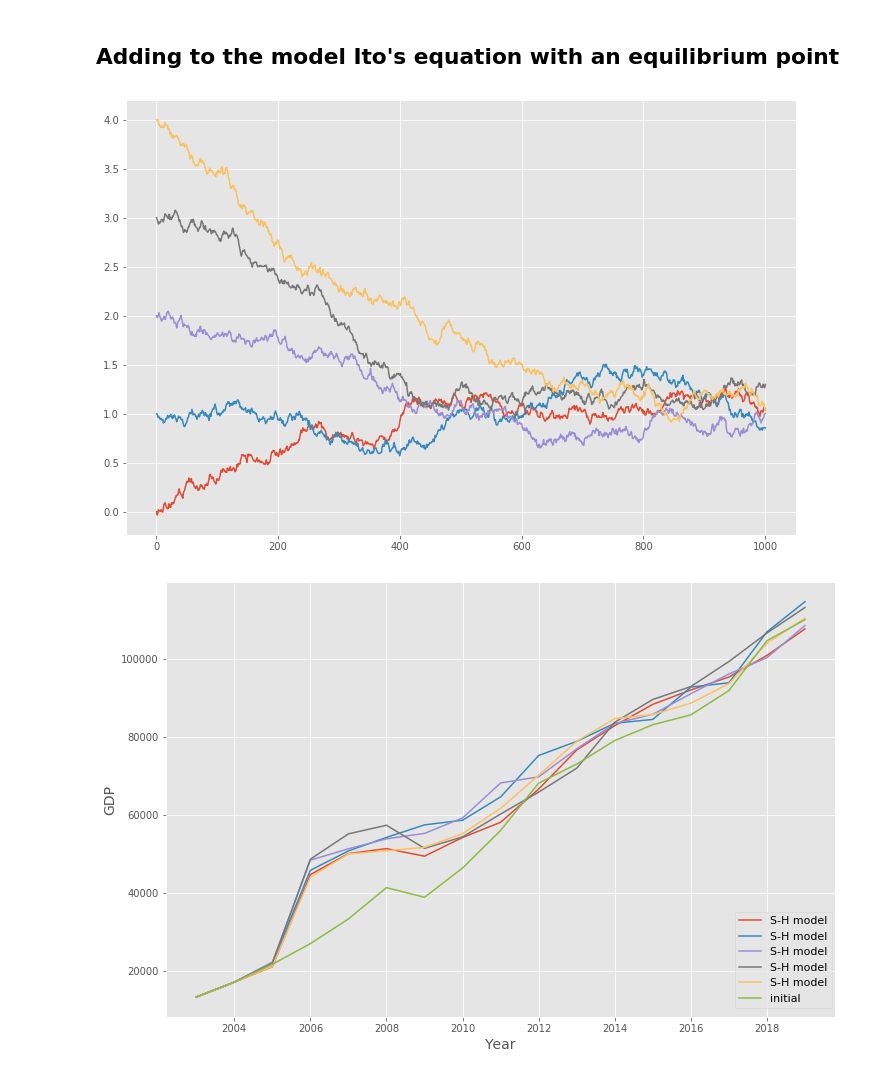
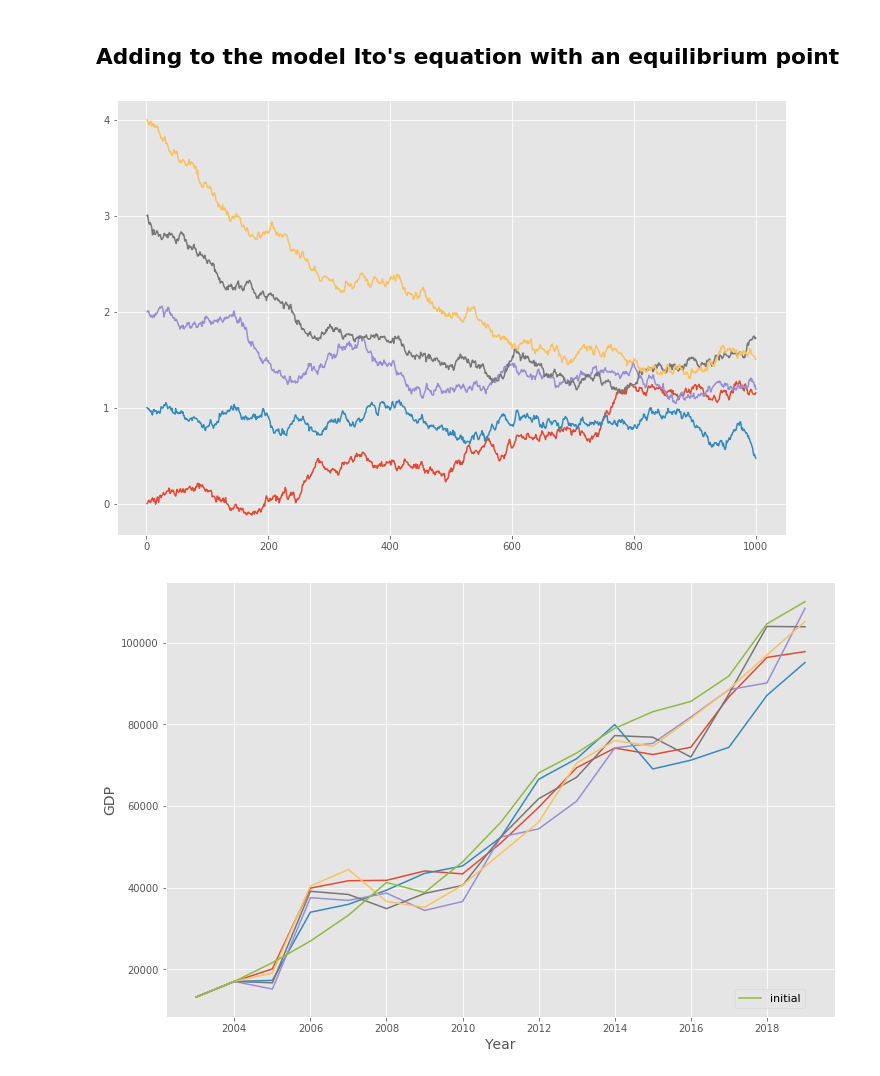
Before and after one commit to kirillzx/Math-projects, a Jupyter notebook: Mathematical_modeling/Samuelson-Hicks model.ipynb, the cells around one changed output. Cells and saved outputs as stored; diff of their text form; code cells hidden in the pictures.

```diff
--- a/Mathematical_modeling/Samuelson-Hicks model.ipynb
+++ b/Mathematical_modeling/Samuelson-Hicks model.ipynb
@@ -291,12 +291,14 @@ plt.ylabel('GDP',  fontsize=14)
 plt.show()
 # %% [output]
 [figure]
+# %%
+inv = [6712.39,8581.29,9768.4,10195.9,10532.89,10742.3,11427.4,12433.9,13792.7,14962.9]
 # %% [markdown]
 ## Comparing results
 # %%
 n = 17
 r = 0.25
-c = 0.6
+c = 0.5
 
 ia = [407,670.5,1165.3,1504.7,1762.3,2186.3,2865.1,3611.1,24730.2,6716.2,8781.6,7976.1,9152.1,11035.6,\
         12586.1,13450.2,13902.6,13897.1,14748.9,16027.3,17782.1,19318.8]
@@ -305,13 +307,16 @@ ca = [2757.5,3350.0,4239.2,5083.4,6540.7,8216.8,8687.1,10121.5,11285.5,12623.9,\
           13706.7,14629.6,14712.7,16085.7,16770.3,18488.9,19657.6]
 
 arrayY = [13208.2, 17027.2]
-
+# arrayY = list(map(np.log, np.array([13208.2, 17027.2])))
 plt.subplots(figsize=(12, 8))
 time = np.arange(0, n)
 
 for t in range(2, n):
+        if t > 7:
+            r = inv[t-7]/(arrayY[t-1]-arrayY[t-2])
         y = ca[t] + c*arrayY[t-1] + r*(arrayY[t-1]-arrayY[t-2]) + ia[t]
         arrayY.append(y)
+#         arrayY.append(np.log(y))
 plt.plot(df[5:]['Year'], arrayY, label = 'S-H model')
 
 plt.plot(df[5:]['Year'], list(df[5:]["GDP"]), label = 'initial')
@@ -327,8 +332,10 @@ plt.show()
 # %%
 plt.subplots(figsize=(12, 8))
 time = np.arange(0, n)
+c = 0.7
 
 for i in range(5):
+#     r = 0.25
     arrayY = [13208.2, 17027.2]
     r = 0.5/(i+1)
     for t in range(2, n):
@@ -373,39 +380,42 @@ for i in range(5):
     plt.plot(time, ou_process)
 plt.show()
 # %% [output]
-[figure, old version]
+[figure, new version]
 # %%
-sigma = 10
-alpha = 100
+sigma = 20
+alpha = 0
 beta = 0.1
 x0 = 0
 
 n = 17
 r = 0.25
-c = 0.6
+c = 0.5
 
 ia = [407,670.5,1165.3,1504.7,1762.3,2186.3,2865.1,3611.1,24730.2,6716.2,8781.6,7976.1,9152.1,11035.6,\
         12586.1,13450.2,13902.6,13897.1,14748.9,16027.3,17782.1,19318.8]
 ia = ia[5:]
 ca = [2757.5,3350.0,4239.2,5083.4,6540.7,8216.8,8687.1,10121.5,11285.5,12623.9,\
           13706.7,14629.6,14712.7,16085.7,16770.3,18488.9,19657.6]
 
 plt.subplots(figsize=(12, 8))
 
 for _ in range(5):
     arrayY = [13208.2, 17027.2]
+    r = 0.25
     for t in range(2, n):
+        if t > 7:
+            r = inv[t-7]/(arrayY[t-1]-arrayY[t-2])
         rand_v = sts.norm(0, 1)
         d = alpha + (x0-alpha)*np.exp(-beta*t)+sigma*np.sqrt(1-np.exp(-2*beta*t))*rand_v.rvs()/np.sqrt(2*beta)
         y = ca[t] + c*arrayY[t-1] + r*(arrayY[t-1]-arrayY[t-2]) + ia[t] + d*100
         arrayY.append(y)
-    plt.plot(df[5:]['Year'], arrayY, label = 'S-H model')
+    plt.plot(df[5:]['Year'], arrayY)
 
 plt.plot(df[5:]['Year'], list(df[5:]["GDP"]), label = 'initial')
 plt.xlabel('Year', fontsize=14)
 plt.ylabel('GDP',  fontsize=14)
 
 plt.legend(loc=(0.85,0.02), fontsize=11)
 plt.show()
 # %% [output]
-[figure, old version]
+[figure, new version]
```
Also changed, not shown: parts of 3 cells of this notebook.
